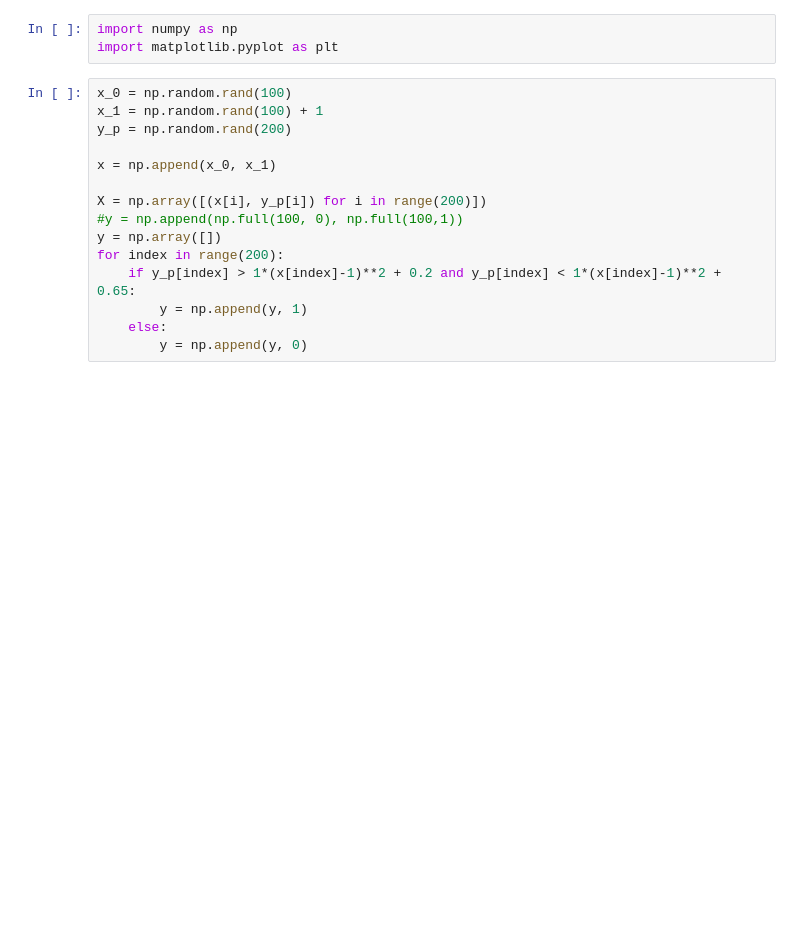
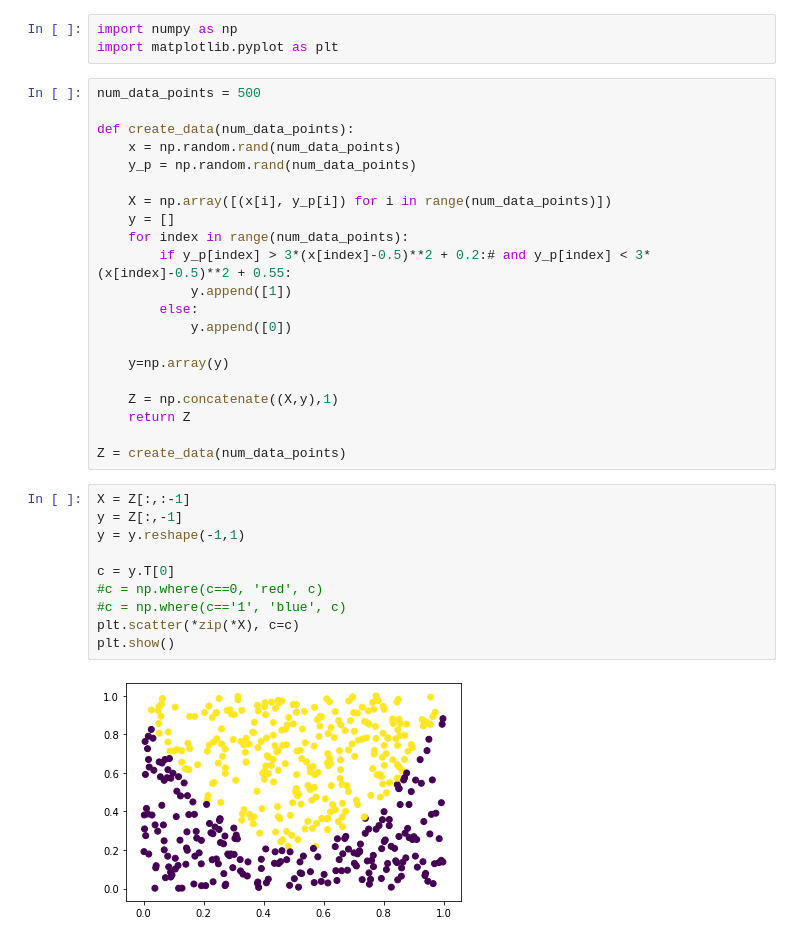
Before and after one commit to tdixon6585/Honors-Thesis, a Jupyter notebook: Basic_NN.ipynb, the cells around one changed output. Saved outputs shown, nothing was run; the diff lists cells and outputs as text; blank space fills up the shorter version.

```diff
--- a/Basic_NN.ipynb
+++ b/Basic_NN.ipynb
@@ -2,17 +2,35 @@
 import numpy as np
 import matplotlib.pyplot as plt
 # %%
-x_0 = np.random.rand(100)
-x_1 = np.random.rand(100) + 1
-y_p = np.random.rand(200)
+num_data_points = 500
 
-x = np.append(x_0, x_1)
+def create_data(num_data_points):
+    x = np.random.rand(num_data_points)
+    y_p = np.random.rand(num_data_points)
 
-X = np.array([(x[i], y_p[i]) for i in range(200)])
-#y = np.append(np.full(100, 0), np.full(100,1))
-y = np.array([])
-for index in range(200):
-    if y_p[index] > 1*(x[index]-1)**2 + 0.2 and y_p[index] < 1*(x[index]-1)**2 + 0.65:
-        y = np.append(y, 1)
-    else:
-        y = np.append(y, 0)
+    X = np.array([(x[i], y_p[i]) for i in range(num_data_points)])
+    y = []
+    for index in range(num_data_points):
+        if y_p[index] > 3*(x[index]-0.5)**2 + 0.2:# and y_p[index] < 3*(x[index]-0.5)**2 + 0.55:
+            y.append([1])
+        else:
+            y.append([0])
+
+    y=np.array(y)
+
+    Z = np.concatenate((X,y),1)
+    return Z
+
+Z = create_data(num_data_points)
+# %%
+X = Z[:,:-1]
+y = Z[:,-1]
+y = y.reshape(-1,1)
+
+c = y.T[0]
+#c = np.where(c==0, 'red', c)
+#c = np.where(c=='1', 'blue', c)
+plt.scatter(*zip(*X), c=c)
+plt.show()
+# %% [output]
+[figure, added]
```
Also changed, not shown: parts of 16 cells of this notebook, 2 other files.
